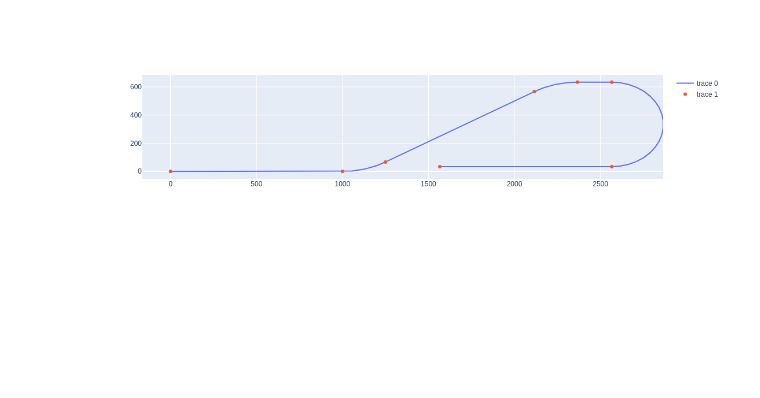
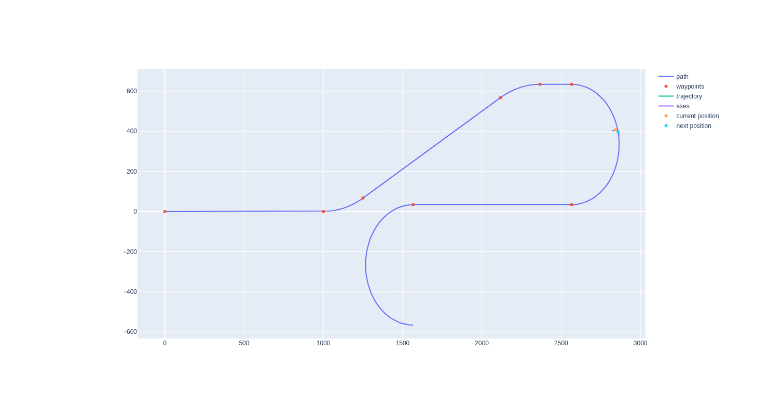
Before and after one commit to lbartnik/modern-tracking-systems, a Jupyter notebook: 05 Movers/07 Autopilot2.ipynb, the cells around one changed output. Cells and saved outputs as stored; diff of their text form; code cells hidden in the pictures; blank space fills up the shorter version.

```diff
--- a/05 Movers/07 Autopilot2.ipynb
+++ b/05 Movers/07 Autopilot2.ipynb
@@ -16,7 +16,7 @@ from tracking_v2.target.autopilot2 import Straight, Turn, _populate_coordinates,
 from tracking_v2.util import to_df
 # %%
 commands = [Straight(1000), Turn(500, 30), Straight(1000), Turn(500, 30, left=False), Straight(200),
-            Turn(300, 180, False), Straight(1000)]
+            Turn(300, 180, False), Straight(1000), Turn(300, 180, True)]
 _populate_coordinates([0,0,0], 0, commands)
-_plot_path(commands)
+_plot_path(commands, [2845, 407, 0], 15, 15)
 # %% [output]
@@ -23 +24 @@ _plot_path(commands)
-[figure, old version]
+[figure, new version]
```
Also changed, not shown: parts of 7 cells of this notebook, 3 other files.
